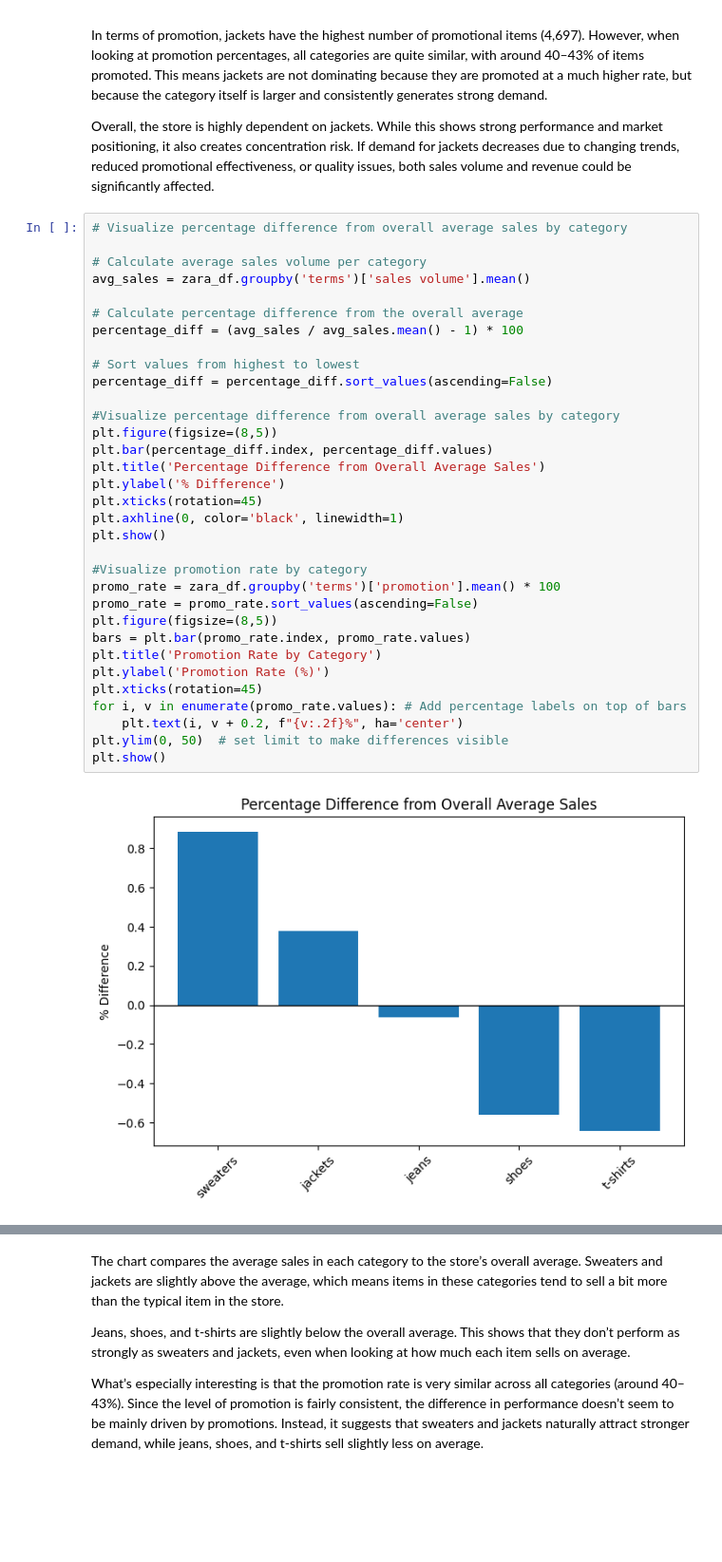
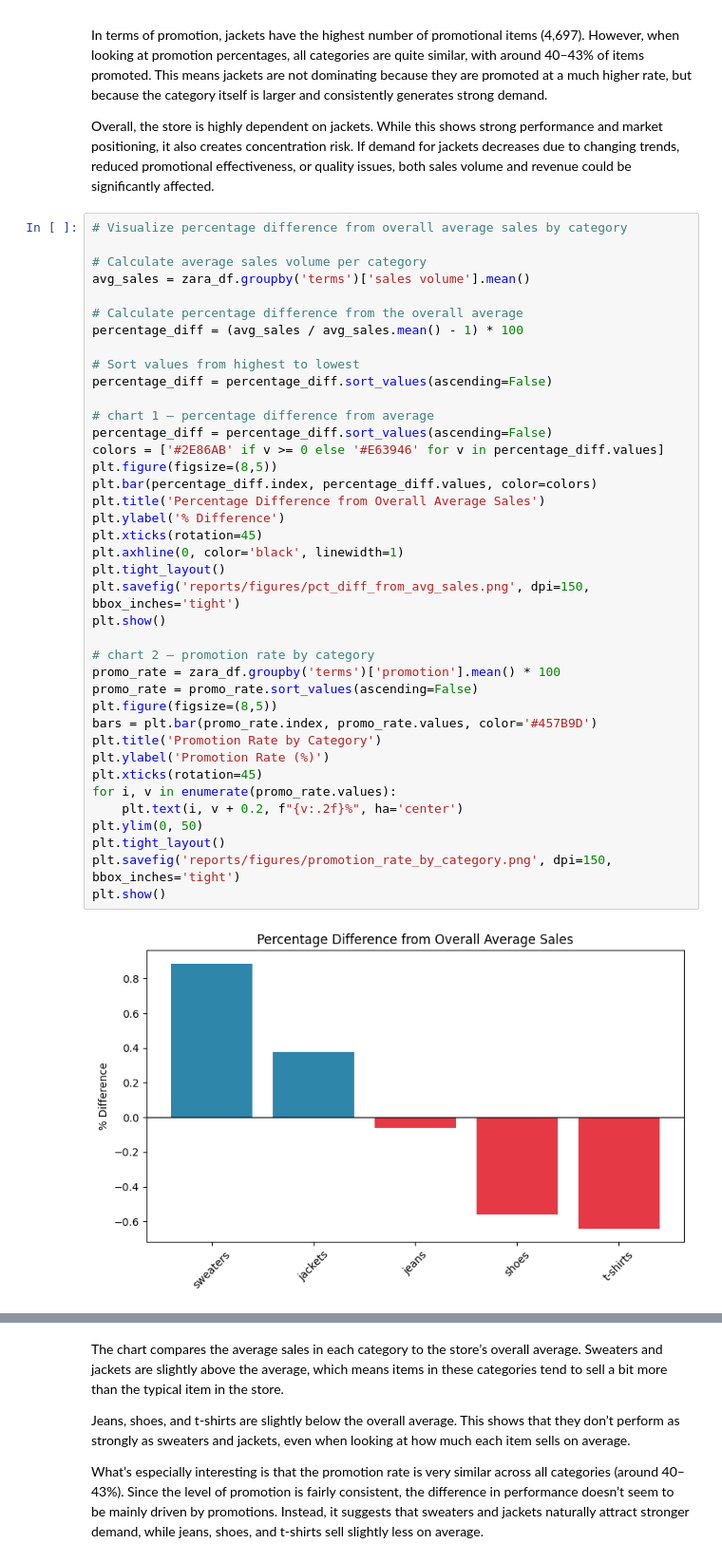
Before and after one commit to SantiLopBla/Zara-Sales-EDA, a Jupyter notebook: analysis.ipynb, the cells around one changed output, grey strips where cells are left out. Shown at 95% size. Cells and saved outputs as stored; diff of their text form; blank space fills up the shorter version.

```diff
--- a/analysis.ipynb
+++ b/analysis.ipynb
@@ -384,35 +397,41 @@ Overall, the store is highly dependent on jackets. While this shows strong perfo
 # %%
 # Visualize percentage difference from overall average sales by category
 
 # Calculate average sales volume per category
 avg_sales = zara_df.groupby('terms')['sales volume'].mean()
 
 # Calculate percentage difference from the overall average
 percentage_diff = (avg_sales / avg_sales.mean() - 1) * 100
 
 # Sort values from highest to lowest
 percentage_diff = percentage_diff.sort_values(ascending=False)
 
-#Visualize percentage difference from overall average sales by category
+# chart 1 — percentage difference from average
+percentage_diff = percentage_diff.sort_values(ascending=False)
+colors = ['#2E86AB' if v >= 0 else '#E63946' for v in percentage_diff.values]
 plt.figure(figsize=(8,5))
-plt.bar(percentage_diff.index, percentage_diff.values)
+plt.bar(percentage_diff.index, percentage_diff.values, color=colors)
 plt.title('Percentage Difference from Overall Average Sales')
 plt.ylabel('% Difference')
 plt.xticks(rotation=45)
 plt.axhline(0, color='black', linewidth=1)
+plt.tight_layout()
+plt.savefig('reports/figures/pct_diff_from_avg_sales.png', dpi=150, bbox_inches='tight')
 plt.show()
 
-#Visualize promotion rate by category
+# chart 2 — promotion rate by category
 promo_rate = zara_df.groupby('terms')['promotion'].mean() * 100
 promo_rate = promo_rate.sort_values(ascending=False)
 plt.figure(figsize=(8,5))
-bars = plt.bar(promo_rate.index, promo_rate.values)
+bars = plt.bar(promo_rate.index, promo_rate.values, color='#457B9D')
 plt.title('Promotion Rate by Category')
 plt.ylabel('Promotion Rate (%)')
 plt.xticks(rotation=45)
-for i, v in enumerate(promo_rate.values): # Add percentage labels on top of bars
+for i, v in enumerate(promo_rate.values):
     plt.text(i, v + 0.2, f"{v:.2f}%", ha='center')
-plt.ylim(0, 50)  # set limit to make differences visible
+plt.ylim(0, 50)
+plt.tight_layout()
+plt.savefig('reports/figures/promotion_rate_by_category.png', dpi=150, bbox_inches='tight')
 plt.show()
 # %% [output]
-[figure, old version]
+[figure, new version]
```
Also changed, not shown: parts of 8 cells of this notebook, 7 other files.
